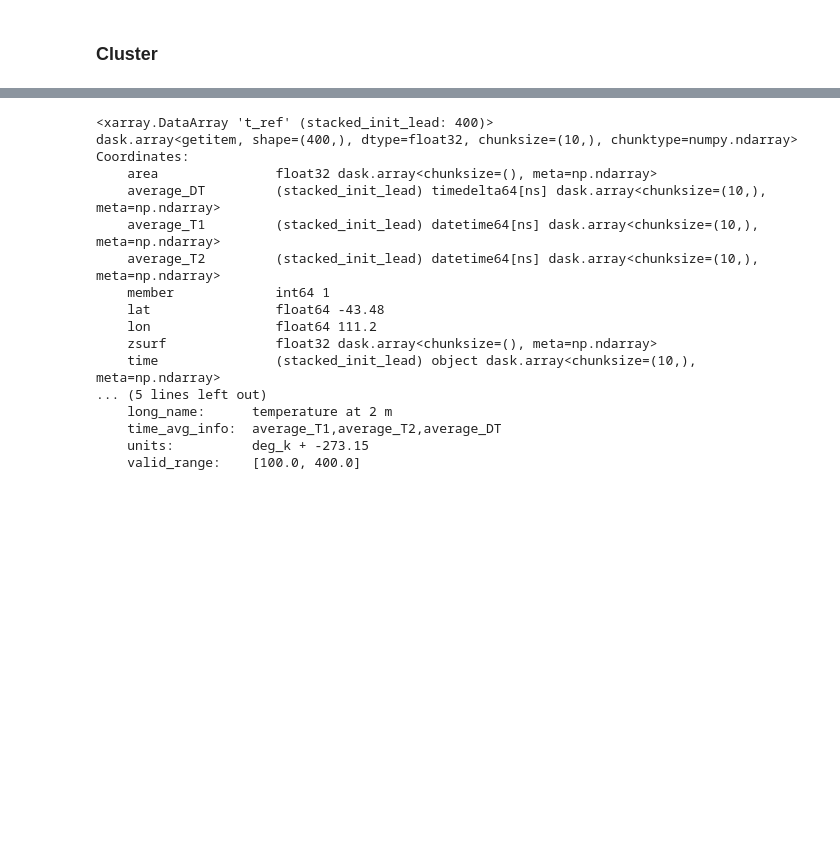
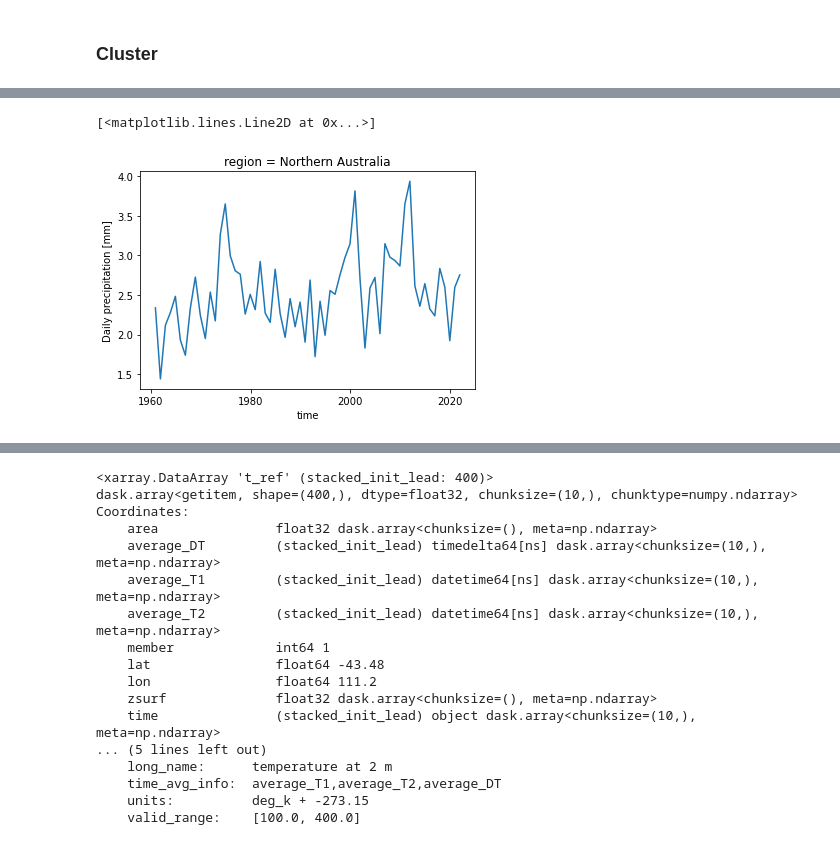
Before and after one commit to dougiesquire/CAFE-f6_documentation, a Jupyter notebook: notebooks/exploratory/prepare_data.ipynb, the cells around one changed output, grey strips where cells are left out. Saved outputs shown, nothing was run; the diff lists cells and outputs as text; code cells hidden in the pictures; blank space fills up the shorter version.

```diff
--- a/notebooks/exploratory/prepare_data.ipynb
+++ b/notebooks/exploratory/prepare_data.ipynb
@@ -78,22 +97,5 @@ NameError: name 'forecast' is not defined
 # %%
-def anomalise(ds, clim_period, frequency):
-    """
-    Returns the anomalies of ds relative to its climatology over clim_period.
-
-    Will not work for hindcasts with initialisation frequencies more regular
-    than monthly.
-
-    Parameters
-    ----------
-    ds : xarray Dataset
-        The data to anomalise
-    clim_period : iterable
-        Size 2 iterable containing strings indicating the start and end dates
-        of the climatological period
-    """
-    ds_period = keep_period(ds, clim_period)
-
-    groupby_dim, reduce_dim = _get_groupby_and_reduce_dims(ds)
-
-    clim = ds_period.groupby(f"{groupby_dim}.month").mean(reduce_dim)
-    return (ds.groupby(f"{groupby_dim}.month") - clim).drop("month")
+ds["precip"].isel(region=0).plot()
+# %% [output]
+[<matplotlib.lines.Line2D at 0x...>]
+[figure, added]
```
Also changed, not shown: parts of 9 cells of this notebook, 21 other files.
